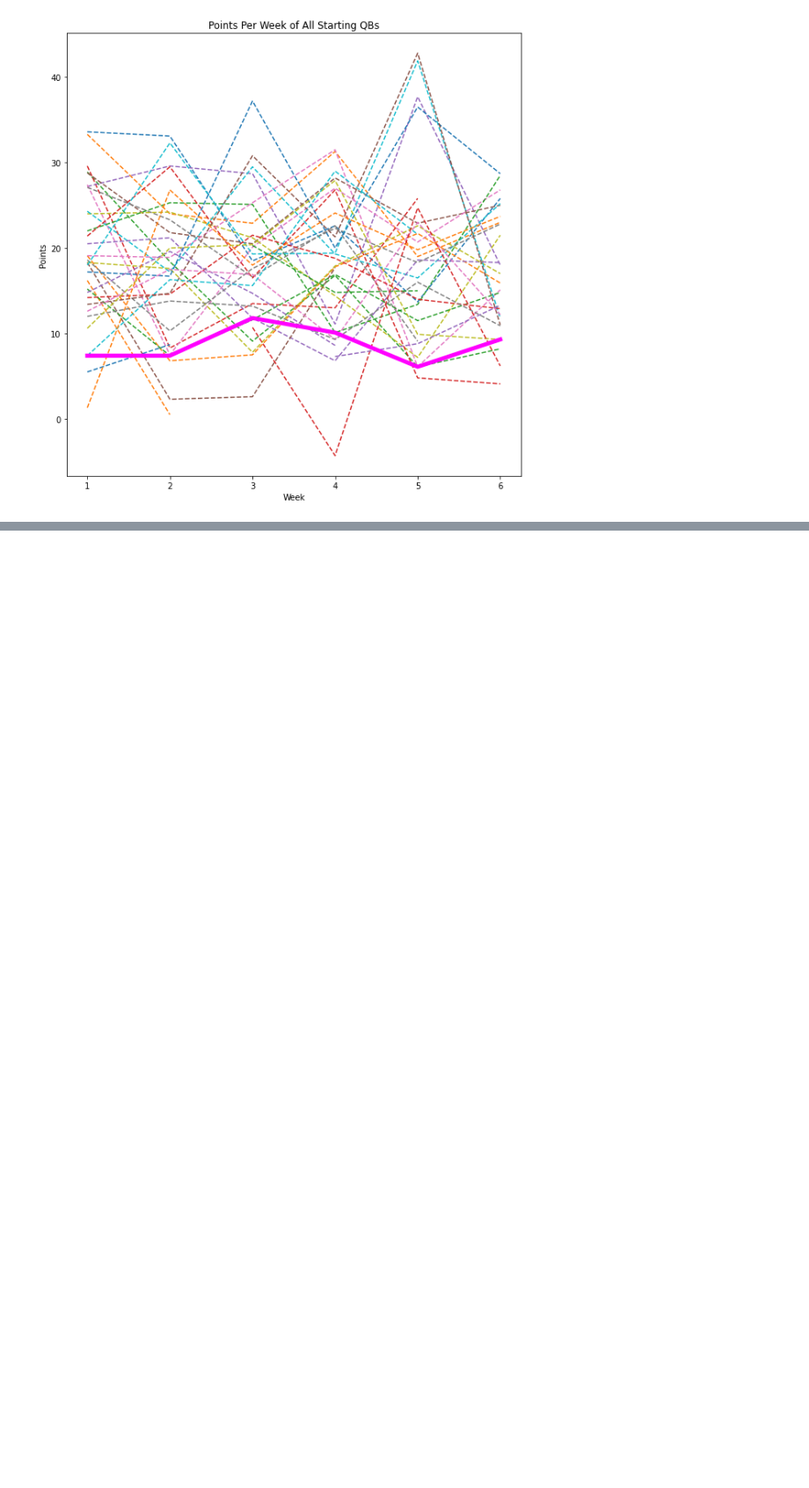
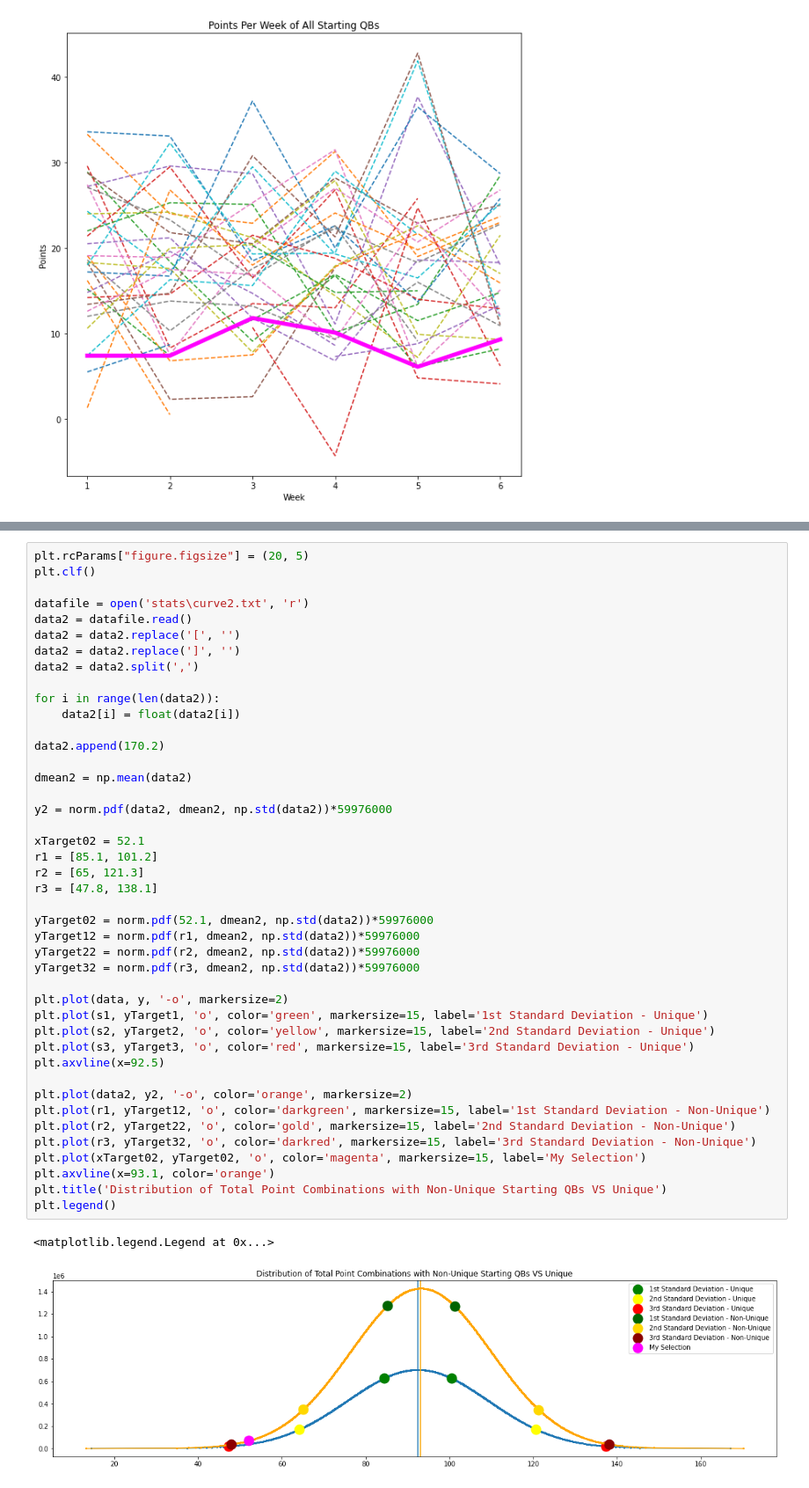
Before and after one commit to CTLaw90/WorstPossibleQBCombo, a Jupyter notebook: graphs.ipynb, the cells around one changed output, grey strips where cells are left out. Shown at 88% size. Drawn from its saved outputs; the diff is of its cells as text; blank space fills up the shorter version.

```diff
--- a/graphs.ipynb
+++ b/graphs.ipynb
@@ -277,0 +198,46 @@ plt.legend()
+# %%
+plt.rcParams["figure.figsize"] = (20, 5)
+plt.clf()
+
+datafile = open('stats\curve2.txt', 'r')
+data2 = datafile.read()
+data2 = data2.replace('[', '')
+data2 = data2.replace(']', '')
+data2 = data2.split(',')
+
+for i in range(len(data2)):
+    data2[i] = float(data2[i])
+
+data2.append(170.2)
+
+dmean2 = np.mean(data2)
+
+y2 = norm.pdf(data2, dmean2, np.std(data2))*59976000
+
+xTarget02 = 52.1
+r1 = [85.1, 101.2]
+r2 = [65, 121.3]
+r3 = [47.8, 138.1]
+
+yTarget02 = norm.pdf(52.1, dmean2, np.std(data2))*59976000
+yTarget12 = norm.pdf(r1, dmean2, np.std(data2))*59976000
+yTarget22 = norm.pdf(r2, dmean2, np.std(data2))*59976000
+yTarget32 = norm.pdf(r3, dmean2, np.std(data2))*59976000
+
+plt.plot(data, y, '-o', markersize=2)
+plt.plot(s1, yTarget1, 'o', color='green', markersize=15, label='1st Standard Deviation - Unique')
+plt.plot(s2, yTarget2, 'o', color='yellow', markersize=15, label='2nd Standard Deviation - Unique')
+plt.plot(s3, yTarget3, 'o', color='red', markersize=15, label='3rd Standard Deviation - Unique')
+plt.axvline(x=92.5)
+
+plt.plot(data2, y2, '-o', color='orange', markersize=2)
+plt.plot(r1, yTarget12, 'o', color='darkgreen', markersize=15, label='1st Standard Deviation - Non-Unique')
+plt.plot(r2, yTarget22, 'o', color='gold', markersize=15, label='2nd Standard Deviation - Non-Unique')
+plt.plot(r3, yTarget32, 'o', color='darkred', markersize=15, label='3rd Standard Deviation - Non-Unique')
+plt.plot(xTarget02, yTarget02, 'o', color='magenta', markersize=15, label='My Selection')
+plt.axvline(x=93.1, color='orange')
+plt.title('Distribution of Total Point Combinations with Non-Unique Starting QBs VS Unique')
+plt.legend()
+# %% [output]
+<matplotlib.legend.Legend at 0x...>
+[figure, added]
```
Also changed, not shown: parts of 11 cells of this notebook, 14 other files.
